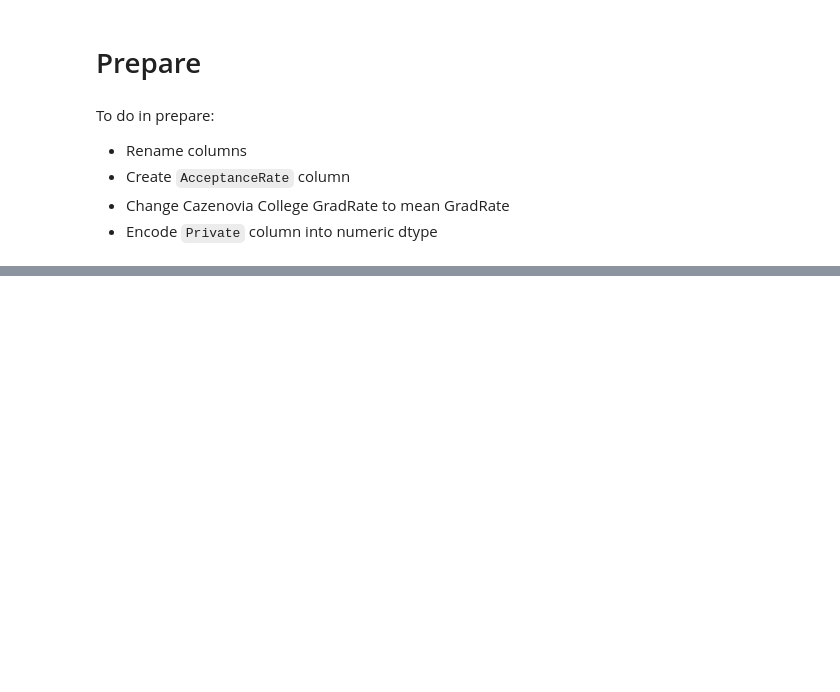
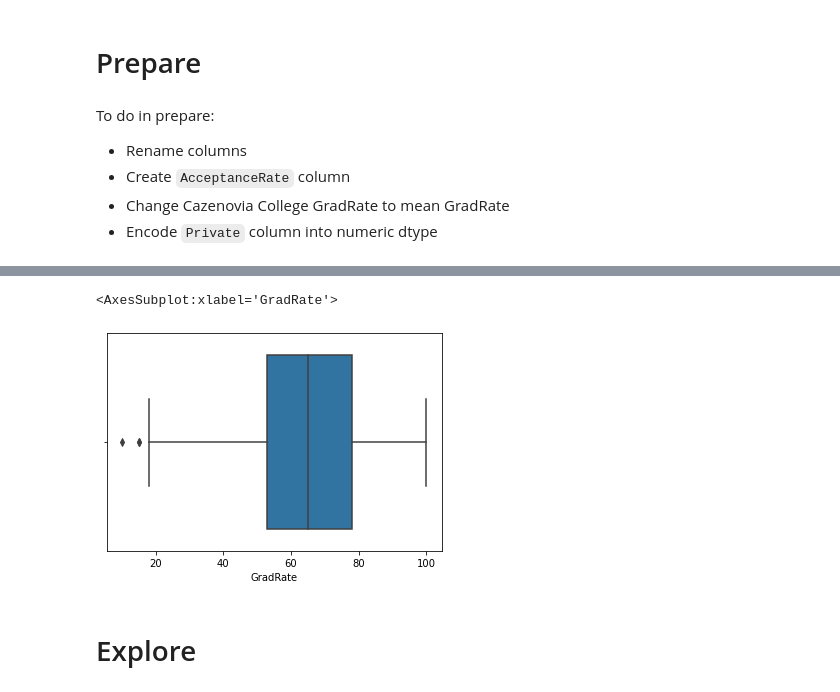
Before and after one commit to christophermayorga/individual-project, a Jupyter notebook: Final_Notebook.ipynb, the cells around one changed output, grey strips where cells are left out. Saved outputs shown, nothing was run; the diff lists cells and outputs as text; code cells hidden in the pictures; blank space fills up the shorter version.

```diff
--- a/Final_Notebook.ipynb
+++ b/Final_Notebook.ipynb
@@ -213,0 +226,7 @@ df = clean_college_data(df)
+# %%
+sns.boxplot(x='GradRate', data=df)
+# %% [output]
+<AxesSubplot:xlabel='GradRate'>
+[figure, added]
+# %% [markdown]
+# Explore
```
Also changed, not shown: parts of 74 cells of this notebook, 1 other file.
